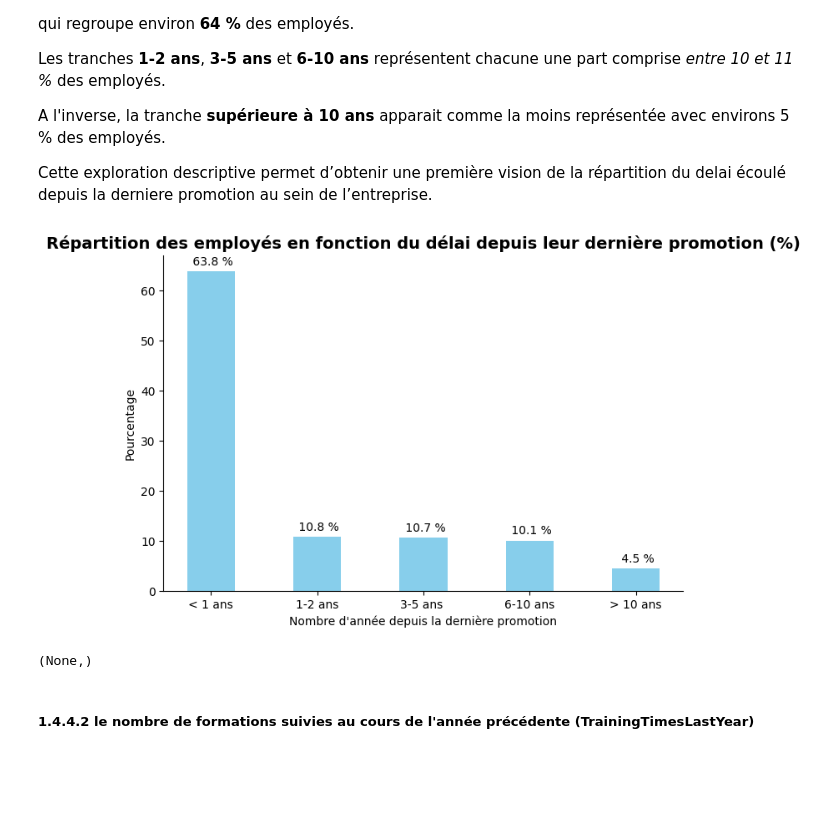
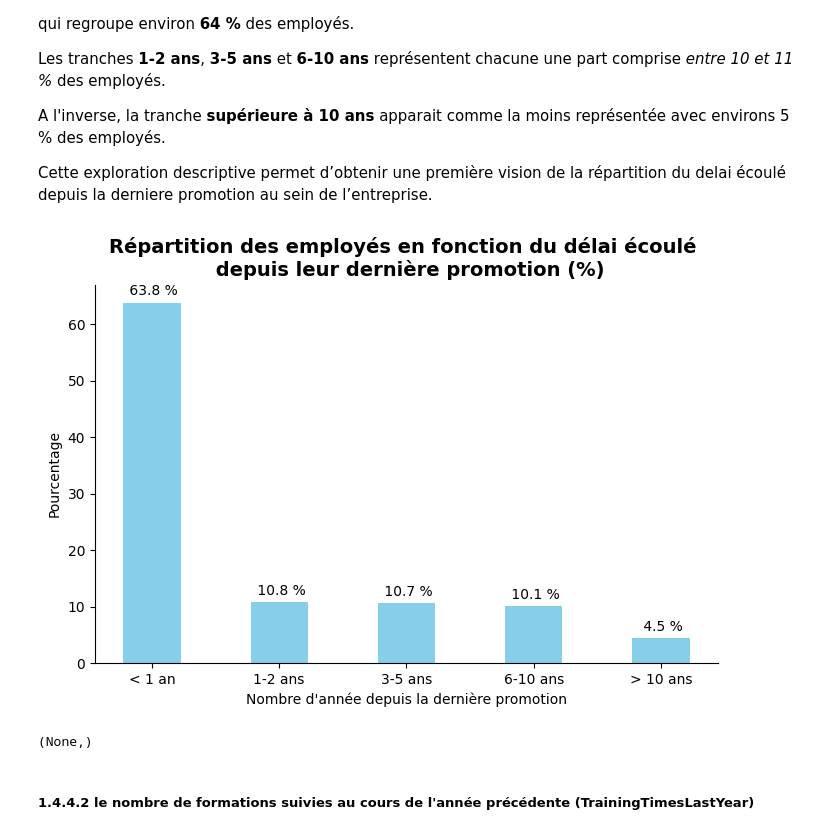
Before and after one commit to Kemuri15/employee-attrition-analysis, a Jupyter notebook: notebooks/04_axes_condition_travail.ipynb, the cells around one changed output. Cells and saved outputs as stored; diff of their text form; code cells hidden in the pictures; blank space fills up the shorter version.

```diff
--- a/notebooks/04_axes_condition_travail.ipynb
+++ b/notebooks/04_axes_condition_travail.ipynb
@@ -879,31 +879,31 @@ Cette exploration descriptive permet d’obtenir une première vision de la rép
 # %%
 yearsSinceLastPromotion_count = yearsSinceLastPromotion_count.sort_values("Tranche_LastPromotion", ascending=True)
 
 fig , ax = plt.subplots(figsize=(7,5))
 
 ax.spines["top"].set_visible(False)
 ax.spines["right"].set_visible(False)
 
 # Données
 x = np.arange(len(yearsSinceLastPromotion_count.index))
 y = yearsSinceLastPromotion_count.Pourcentage
 
 # Barplot
 bars = ax.bar(x, y, width=0.45, color="skyblue")
 
 # Pourcentage affiché
 ax.bar_label(bars, labels=[f"{v : .1F} %" for v in y], padding=3)
 
 # Axes et labels
 ax.set_xticks(x)
 ax.set_xticklabels(yearsSinceLastPromotion_count.Tranche_LastPromotion)
 ax.set_xlabel("Nombre d'année depuis la dernière promotion")
 ax.set_ylabel("Pourcentage")
-ax.set_title("Répartition des employés en fonction du délai depuis leur dernière promotion (%)", fontsize=14, fontweight="bold")
+ax.set_title("Répartition des employés en fonction du délai écoulé \n depuis leur dernière promotion (%)", fontsize=14, fontweight="bold")
 fig.tight_layout()
 plt.show(),
 # %% [output]
-[figure, old version]
+[figure, new version]
 (None,)
 # %% [markdown]
 ##### 1.4.4.2 le nombre de formations suivies au cours de l'année précédente (TrainingTimesLastYear)
```
Also changed, not shown: parts of 27 cells of this notebook, 1 other file.
